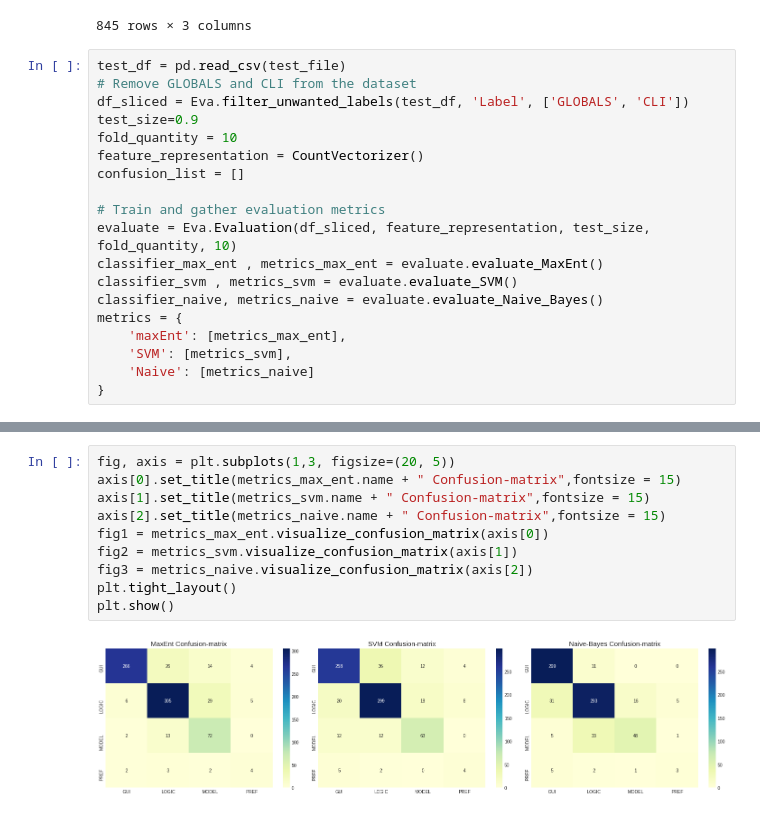
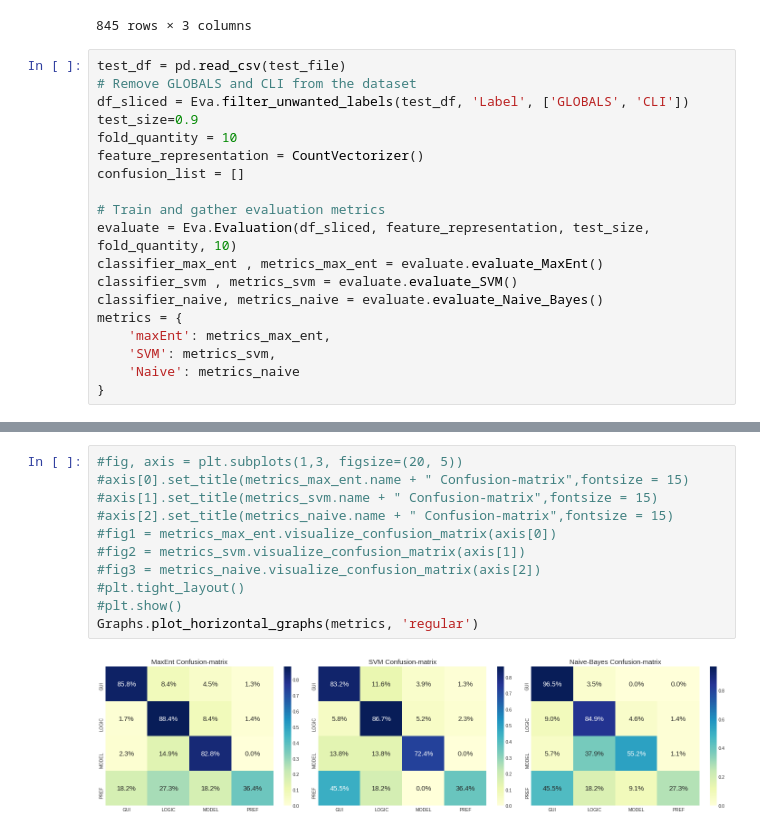
Before and after one commit to alexanderflorean/BSc-JavSoCoClassifier, a Jupyter notebook: jupyter/01_jabref_single_setting_preprocess-Copy1.ipynb, the cells around one changed output, grey strips where cells are left out. Drawn from its saved outputs; the diff is of its cells as text.

Commit message:
decoupled metrics file

```diff
--- a/jupyter/01_jabref_single_setting_preprocess-Copy1.ipynb
+++ b/jupyter/01_jabref_single_setting_preprocess-Copy1.ipynb
@@ -256,9 +256,9 @@ classifier_max_ent , metrics_max_ent = evaluate.evaluate_MaxEnt()
 classifier_svm , metrics_svm = evaluate.evaluate_SVM()
 classifier_naive, metrics_naive = evaluate.evaluate_Naive_Bayes()
 metrics = {
-    'maxEnt': [metrics_max_ent],
-    'SVM': [metrics_svm],
-    'Naive': [metrics_naive]
+    'maxEnt': metrics_max_ent,
+    'SVM': metrics_svm,
+    'Naive': metrics_naive
 }
 # %%
 #fig, axis = plt.subplots(1,3, figsize=(20, 5))
@@ -273,15 +274,16 @@ plt.show()
 # %% [output]
 [figure]
 # %%
-fig, axis = plt.subplots(1,3, figsize=(20, 5))
-axis[0].set_title(metrics_max_ent.name + " Confusion-matrix",fontsize = 15)
-axis[1].set_title(metrics_svm.name + " Confusion-matrix",fontsize = 15)
-axis[2].set_title(metrics_naive.name + " Confusion-matrix",fontsize = 15)
-fig1 = metrics_max_ent.visualize_confusion_matrix(axis[0])
-fig2 = metrics_svm.visualize_confusion_matrix(axis[1])
-fig3 = metrics_naive.visualize_confusion_matrix(axis[2])
-plt.tight_layout()
-plt.show()
+#fig, axis = plt.subplots(1,3, figsize=(20, 5))
+#axis[0].set_title(metrics_max_ent.name + " Confusion-matrix",fontsize = 15)
+#axis[1].set_title(metrics_svm.name + " Confusion-matrix",fontsize = 15)
+#axis[2].set_title(metrics_naive.name + " Confusion-matrix",fontsize = 15)
+#fig1 = metrics_max_ent.visualize_confusion_matrix(axis[0])
+#fig2 = metrics_svm.visualize_confusion_matrix(axis[1])
+#fig3 = metrics_naive.visualize_confusion_matrix(axis[2])
+#plt.tight_layout()
+#plt.show()
+Graphs.plot_horizontal_graphs(metrics, 'regular')
 # %% [output]
-[figure, old version]
+[figure, new version]
 # %%
```
Also changed, not shown: parts of 6 cells of this notebook, 1 other file.
